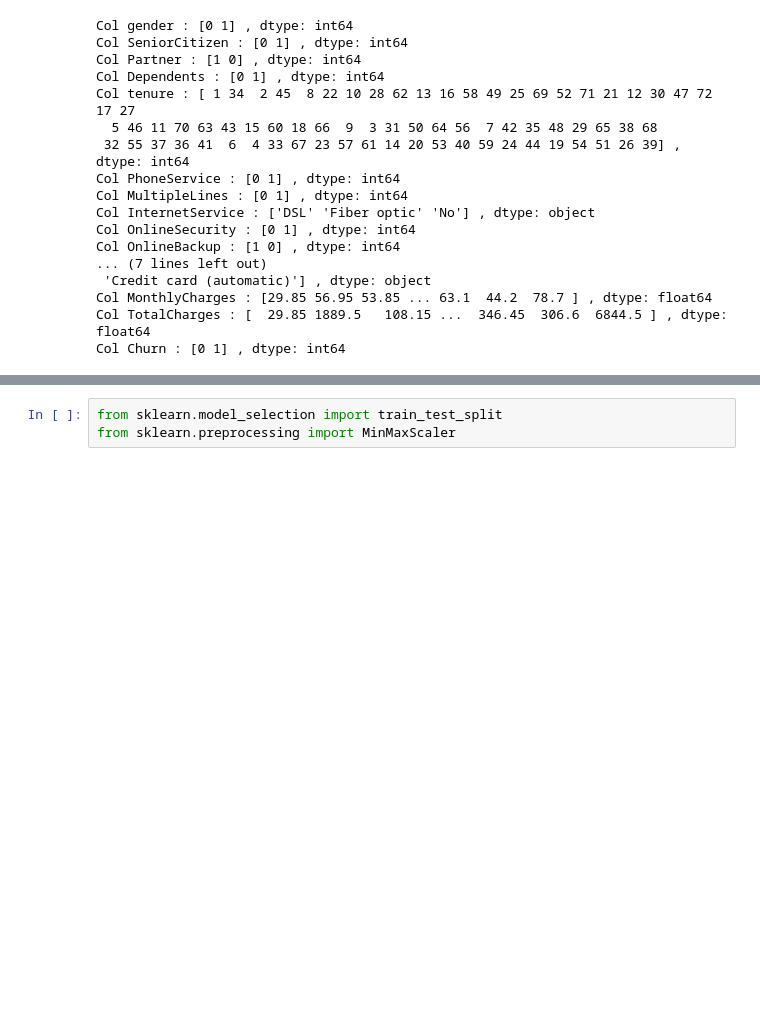
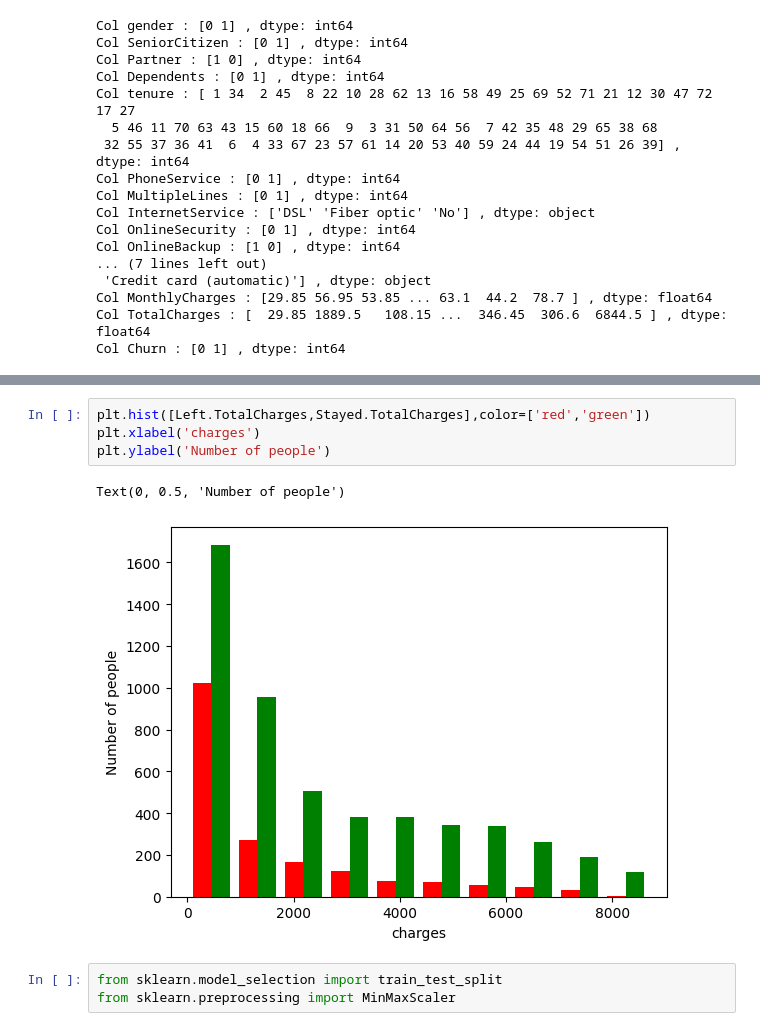
Before and after one commit to Arghyahub/MYPY, a Jupyter notebook: DL/8. Customer Churning/Telco.ipynb, the cells around one changed output, grey strips where cells are left out. Drawn from its saved outputs; the diff is of its cells as text; blank space fills up the shorter version.

```diff
--- a/DL/8. Customer Churning/Telco.ipynb
+++ b/DL/8. Customer Churning/Telco.ipynb
@@ -243,3 +269,10 @@ Col Churn : [0 1] , dtype: int64
+# %%
+plt.hist([Left.TotalCharges,Stayed.TotalCharges],color=['red','green'])
+plt.xlabel('charges')
+plt.ylabel('Number of people')
+# %% [output]
+Text(0, 0.5, 'Number of people')
+[figure, added]
 # %%
 from sklearn.model_selection import train_test_split
 from sklearn.preprocessing import MinMaxScaler
```
Also changed, not shown: parts of 35 cells of this notebook.
